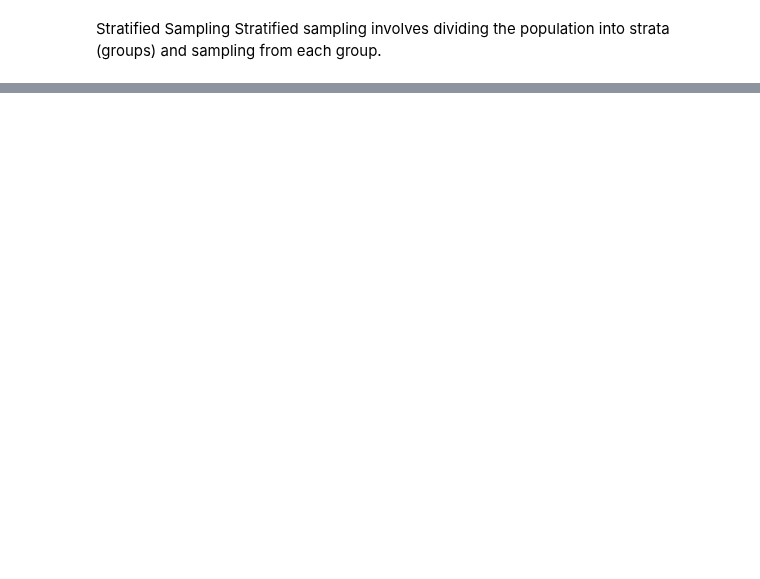
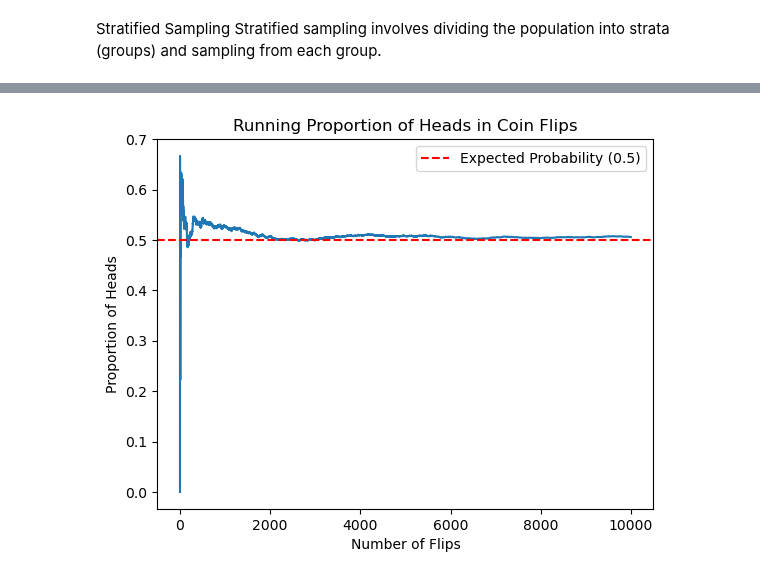
Before and after one commit to keithmmc/appliedstats, a Jupyter notebook: random.ipynb, the cells around one changed output, grey strips where cells are left out. Saved outputs shown, nothing was run; the diff lists cells and outputs as text; code cells hidden in the pictures; blank space fills up the shorter version.

```diff
--- a/random.ipynb
+++ b/random.ipynb
@@ -145,0 +162,18 @@ Stratified Sampling: {'Group A': [5, 3], 'Group B': [6, 7]}
+# %%
+# Simulate a large number of coin flips
+num_flips = 10000
+results = [random.choice(['Heads', 'Tails']) for _ in range(num_flips)]
+
+# Calculate the running proportion of heads
+running_heads = [results[:i].count('Heads') / i for i in range(1, num_flips + 1)]
+
+# Plot the running proportion
+plt.plot(running_heads)
+plt.axhline(0.5, color='red', linestyle='--', label="Expected Probability (0.5)")
+plt.title("Running Proportion of Heads in Coin Flips")
+plt.xlabel("Number of Flips")
+plt.ylabel("Proportion of Heads")
+plt.legend()
+plt.show()
+# %% [output]
+[figure, added]
```
Also changed, not shown: parts of 20 cells of this notebook.
